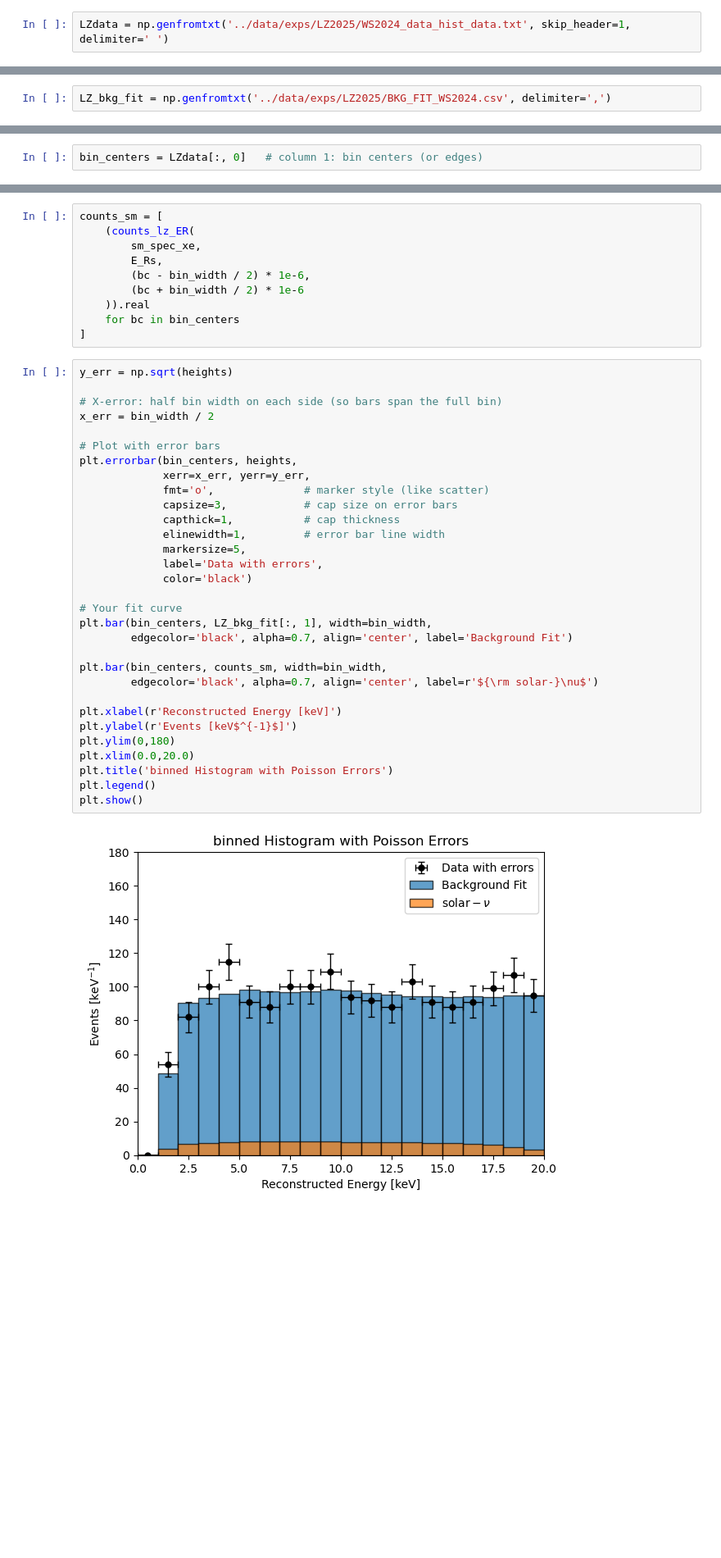
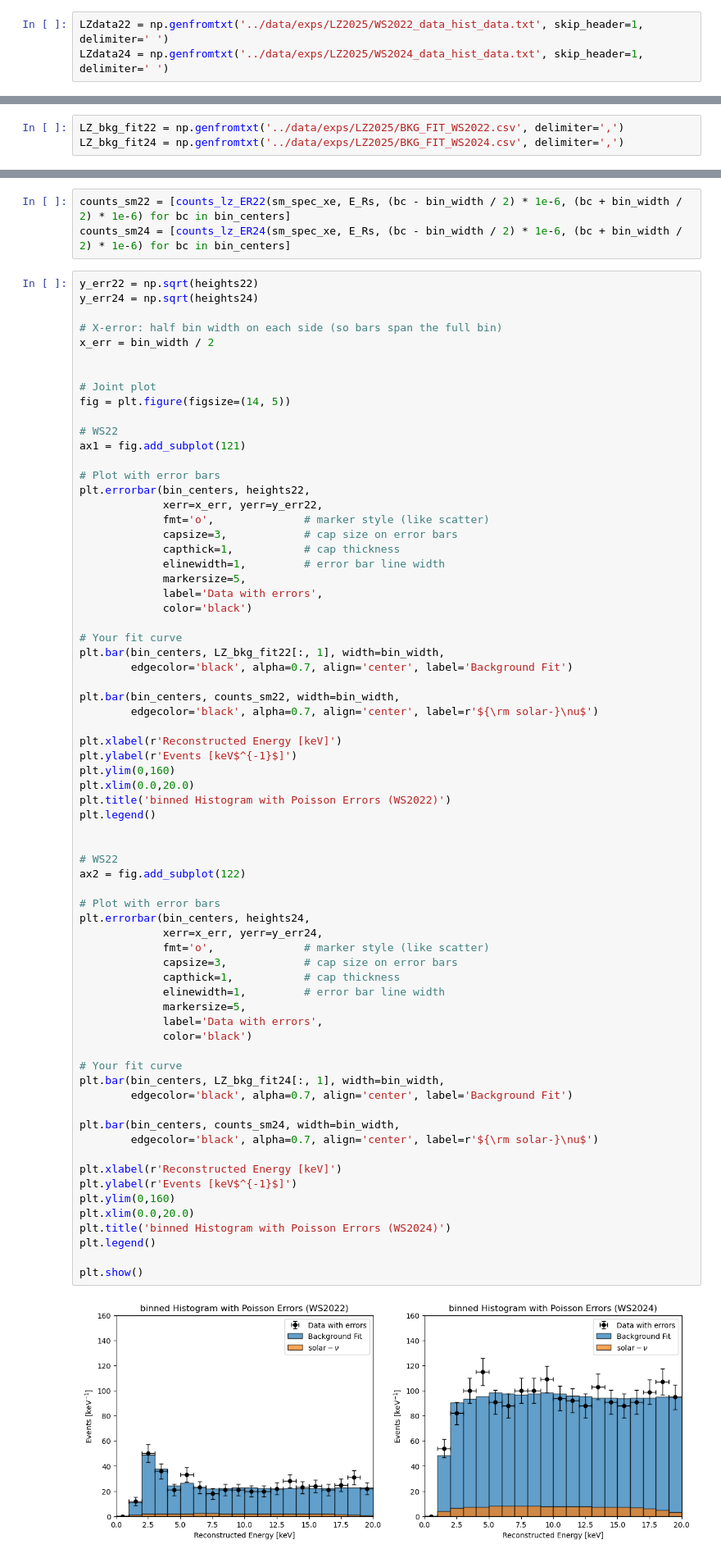
Before and after one commit to SNuDD/SNuDD, a Jupyter notebook: notebooks/LZ_ER2025.ipynb, the cells around one changed output, grey strips where cells are left out. Shown at 82% size. Saved outputs shown, nothing was run; the diff lists cells and outputs as text; blank space fills up the shorter version.

```diff
--- a/notebooks/LZ_ER2025.ipynb
+++ b/notebooks/LZ_ER2025.ipynb
@@ -4,4 +11,5 @@ import matplotlib.pyplot as plt
 # %%
-LZdata = np.genfromtxt('../data/exps/LZ2025/WS2024_data_hist_data.txt', skip_header=1, delimiter=' ')
+LZdata22 = np.genfromtxt('../data/exps/LZ2025/WS2022_data_hist_data.txt', skip_header=1, delimiter=' ')
+LZdata24 = np.genfromtxt('../data/exps/LZ2025/WS2024_data_hist_data.txt', skip_header=1, delimiter=' ')
 # %%
 # Assuming your loaded array is called 'data'
@@ -23,2 +53,3 @@ plt.show()
 # %%
-LZ_bkg_fit = np.genfromtxt('../data/exps/LZ2025/BKG_FIT_WS2024.csv', delimiter=',')
+LZ_bkg_fit22 = np.genfromtxt('../data/exps/LZ2025/BKG_FIT_WS2022.csv', delimiter=',')
+LZ_bkg_fit24 = np.genfromtxt('../data/exps/LZ2025/BKG_FIT_WS2024.csv', delimiter=',')
@@ -115,2 +209,0 @@ def counts_lz_ER(signal, E_Rs, E1, E2):
-# %%
-bin_centers = LZdata[:, 0]   # column 1: bin centers (or edges)
@@ -121,44 +210,75 @@ counts_lz_ER(sm_spec_xe, E_Rs, (bin_centers[0]- bin_width/2)*1e-6, (bin_centers[
 # %%
-counts_sm = [
-    (counts_lz_ER(
-        sm_spec_xe,
-        E_Rs,
-        (bc - bin_width / 2) * 1e-6,
-        (bc + bin_width / 2) * 1e-6
-    )).real
-    for bc in bin_centers
-]
+counts_sm22 = [counts_lz_ER22(sm_spec_xe, E_Rs, (bc - bin_width / 2) * 1e-6, (bc + bin_width / 2) * 1e-6) for bc in bin_centers]
+counts_sm24 = [counts_lz_ER24(sm_spec_xe, E_Rs, (bc - bin_width / 2) * 1e-6, (bc + bin_width / 2) * 1e-6) for bc in bin_centers]
 # %%
-y_err = np.sqrt(heights)
+y_err22 = np.sqrt(heights22)
+y_err24 = np.sqrt(heights24)
 
 # X-error: half bin width on each side (so bars span the full bin)
 x_err = bin_width / 2
 
+
+# Joint plot
+fig = plt.figure(figsize=(14, 5))
+
+# WS22
+ax1 = fig.add_subplot(121)
+
 # Plot with error bars
-plt.errorbar(bin_centers, heights,
-             xerr=x_err, yerr=y_err,
+plt.errorbar(bin_centers, heights22,
+             xerr=x_err, yerr=y_err22,
              fmt='o',              # marker style (like scatter)
              capsize=3,            # cap size on error bars
              capthick=1,           # cap thickness
              elinewidth=1,         # error bar line width
              markersize=5,
              label='Data with errors',
              color='black')
 
 # Your fit curve
-plt.bar(bin_centers, LZ_bkg_fit[:, 1], width=bin_width,
+plt.bar(bin_centers, LZ_bkg_fit22[:, 1], width=bin_width,
         edgecolor='black', alpha=0.7, align='center', label='Background Fit')
 
-plt.bar(bin_centers, counts_sm, width=bin_width,
+plt.bar(bin_centers, counts_sm22, width=bin_width,
         edgecolor='black', alpha=0.7, align='center', label=r'${\rm solar-}\nu$')
 
 plt.xlabel(r'Reconstructed Energy [keV]')
 plt.ylabel(r'Events [keV$^{-1}$]')
-plt.ylim(0,180)
+plt.ylim(0,160)
 plt.xlim(0.0,20.0)
-plt.title('binned Histogram with Poisson Errors')
+plt.title('binned Histogram with Poisson Errors (WS2022)')
 plt.legend()
+
+
+# WS22
+ax2 = fig.add_subplot(122)
+
+# Plot with error bars
+plt.errorbar(bin_centers, heights24,
+             xerr=x_err, yerr=y_err24,
+             fmt='o',              # marker style (like scatter)
+             capsize=3,            # cap size on error bars
+             capthick=1,           # cap thickness
+             elinewidth=1,         # error bar line width
+             markersize=5,
+             label='Data with errors',
+             color='black')
+
+# Your fit curve
+plt.bar(bin_centers, LZ_bkg_fit24[:, 1], width=bin_width,
+        edgecolor='black', alpha=0.7, align='center', label='Background Fit')
+
+plt.bar(bin_centers, counts_sm24, width=bin_width,
+        edgecolor='black', alpha=0.7, align='center', label=r'${\rm solar-}\nu$')
+
+plt.xlabel(r'Reconstructed Energy [keV]')
+plt.ylabel(r'Events [keV$^{-1}$]')
+plt.ylim(0,160)
+plt.xlim(0.0,20.0)
+plt.title('binned Histogram with Poisson Errors (WS2024)')
+plt.legend()
+
 plt.show()
 # %% [output]
-[figure, old version]
+[figure, new version]
 # %% [markdown]
```
Also changed, not shown: parts of 46 cells of this notebook, 3 other files.
